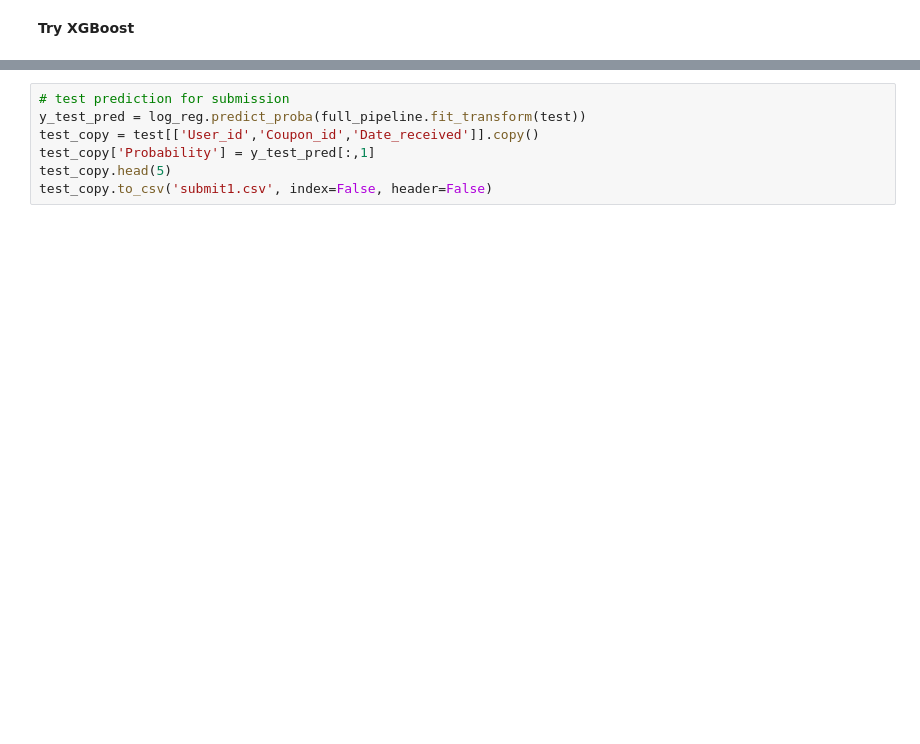
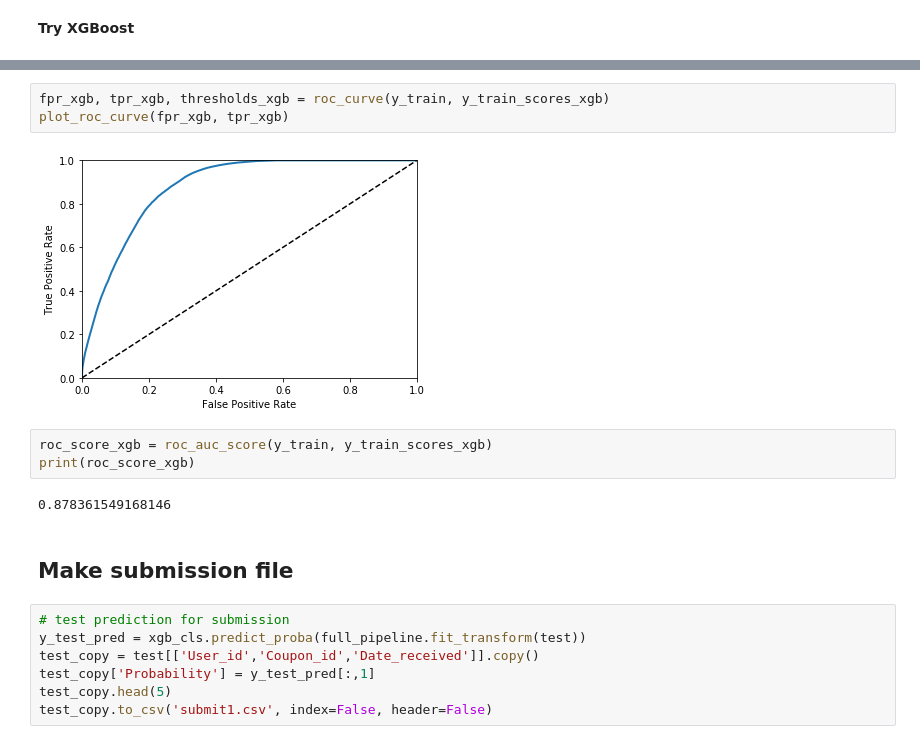
Before and after one commit to superyang713/o2o_competition, a Jupyter notebook: analysis.ipynb, the cells around one changed output, grey strips where cells are left out. Cells and saved outputs as stored; diff of their text form; blank space fills up the shorter version.

```diff
--- a/analysis.ipynb
+++ b/analysis.ipynb
@@ -253,6 +256,18 @@ print(np.average(aucs))
+# %%
+fpr_xgb, tpr_xgb, thresholds_xgb = roc_curve(y_train, y_train_scores_xgb)
+plot_roc_curve(fpr_xgb, tpr_xgb)
+# %% [output]
+[figure, added]
+# %%
+roc_score_xgb = roc_auc_score(y_train, y_train_scores_xgb)
+print(roc_score_xgb)
+# %% [output]
+0.878361549168146
+# %% [markdown]
+## Make submission file
 # %%
 # test prediction for submission
-y_test_pred = log_reg.predict_proba(full_pipeline.fit_transform(test))
+y_test_pred = xgb_cls.predict_proba(full_pipeline.fit_transform(test))
 test_copy = test[['User_id','Coupon_id','Date_received']].copy()
 test_copy['Probability'] = y_test_pred[:,1]
 test_copy.head(5)
```
Also changed, not shown: parts of 27 cells of this notebook, 1 other file.
